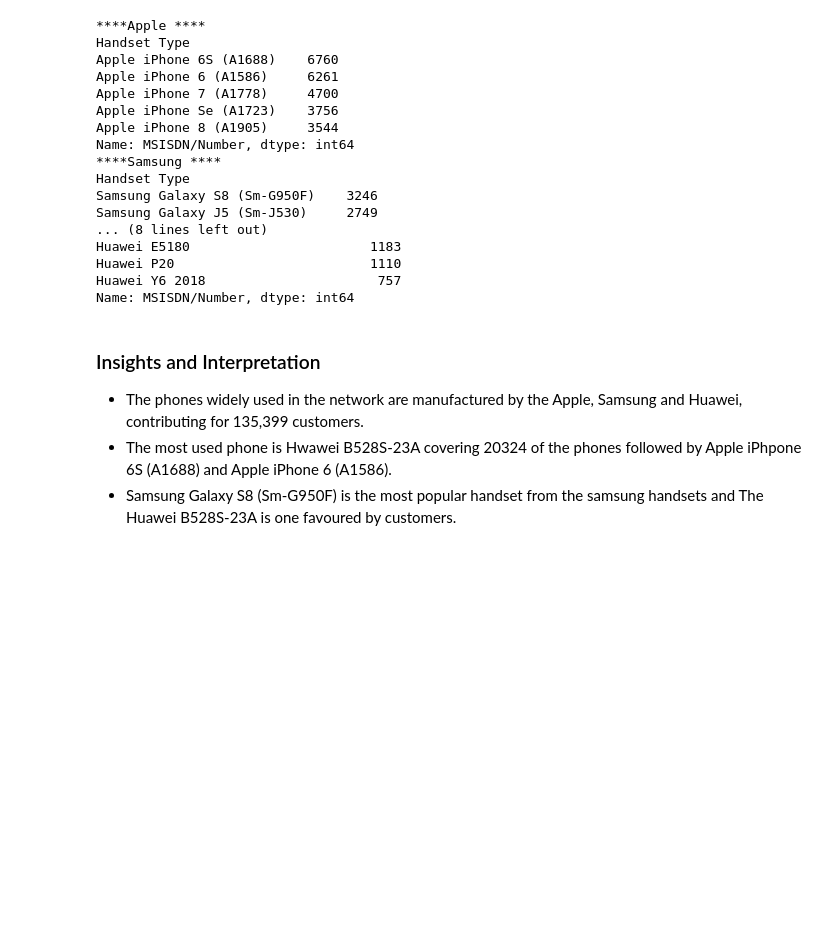
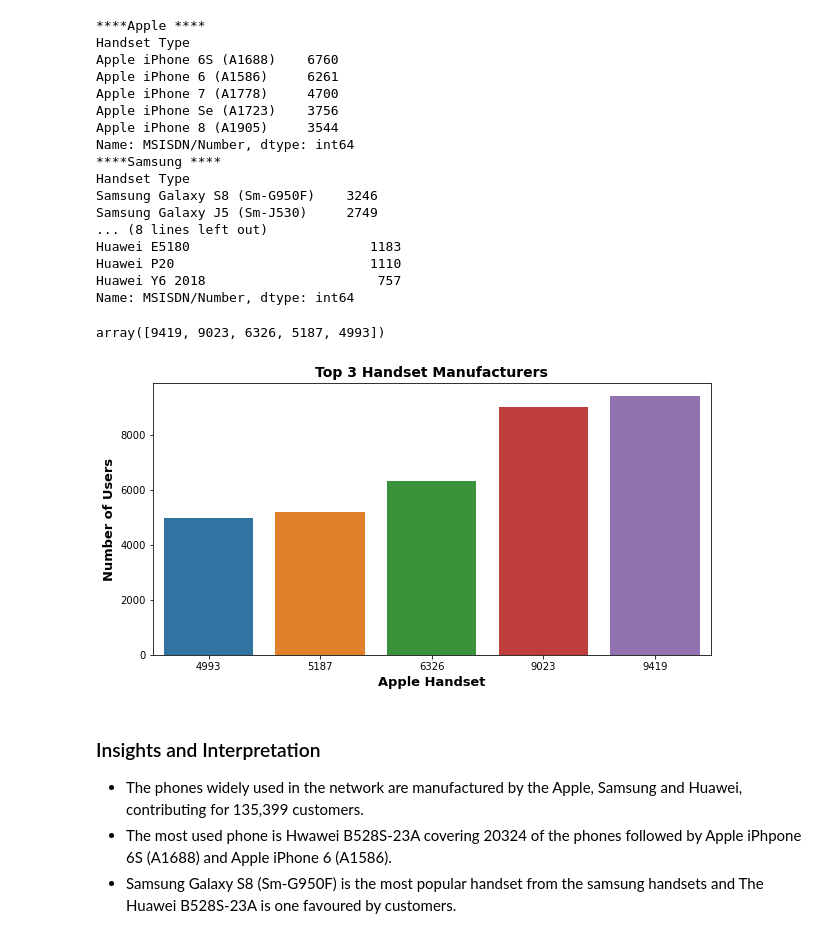
Before and after one commit to YohansSamuel/TeleCom-Data-Analysis, a Jupyter notebook: notebooks/Task-1-User_Overview_Analysis.ipynb, the cells around one changed output. Saved outputs shown, nothing was run; the diff lists cells and outputs as text; code cells hidden in the pictures; blank space fills up the shorter version.

```diff
--- a/notebooks/Task-1-User_Overview_Analysis.ipynb
+++ b/notebooks/Task-1-User_Overview_Analysis.ipynb
@@ -105,6 +104,26 @@ Huawei E5180                       1183
 Huawei P20                         1110
 Huawei Y6 2018                      757
 Name: MSISDN/Number, dtype: int64
+# %%
+# top5_handsets_by_top3_manufacturers
+
+apple_manufacturer = df.loc[df['Handset Manufacturer'] == 'Apple', ['Handset Type']].value_counts().nlargest(5)
+samsung_manufacturer = df.loc[df['Handset Manufacturer'] == 'Samsung', ['Handset Type']].value_counts().nlargest(5)
+huawei_manufacturer = df.loc[df['Handset Manufacturer'] == 'Huawei', ['Handset Type']].value_counts().nlargest(5)
+
+apple_manufacturer.index
+apple_manufacturer.values
+# %% [output]
+array([9419, 9023, 6326, 5187, 4993])
+# %%
+plt.figure(figsize=(10,5))
+sns.barplot(x=apple_manufacturer, y=apple_manufacturer)
+plt.title('Top 3 Handset Manufacturers', size=14, fontweight="bold")
+plt.xlabel('Apple Handset', size=13, fontweight="bold")
+plt.ylabel('Number of Users', size=13, fontweight="bold")
+plt.show()
+# %% [output]
+[figure, added]
 # %% [markdown]
 ### Insights and Interpretation
 
```
Also changed, not shown: parts of 6 cells of this notebook.
